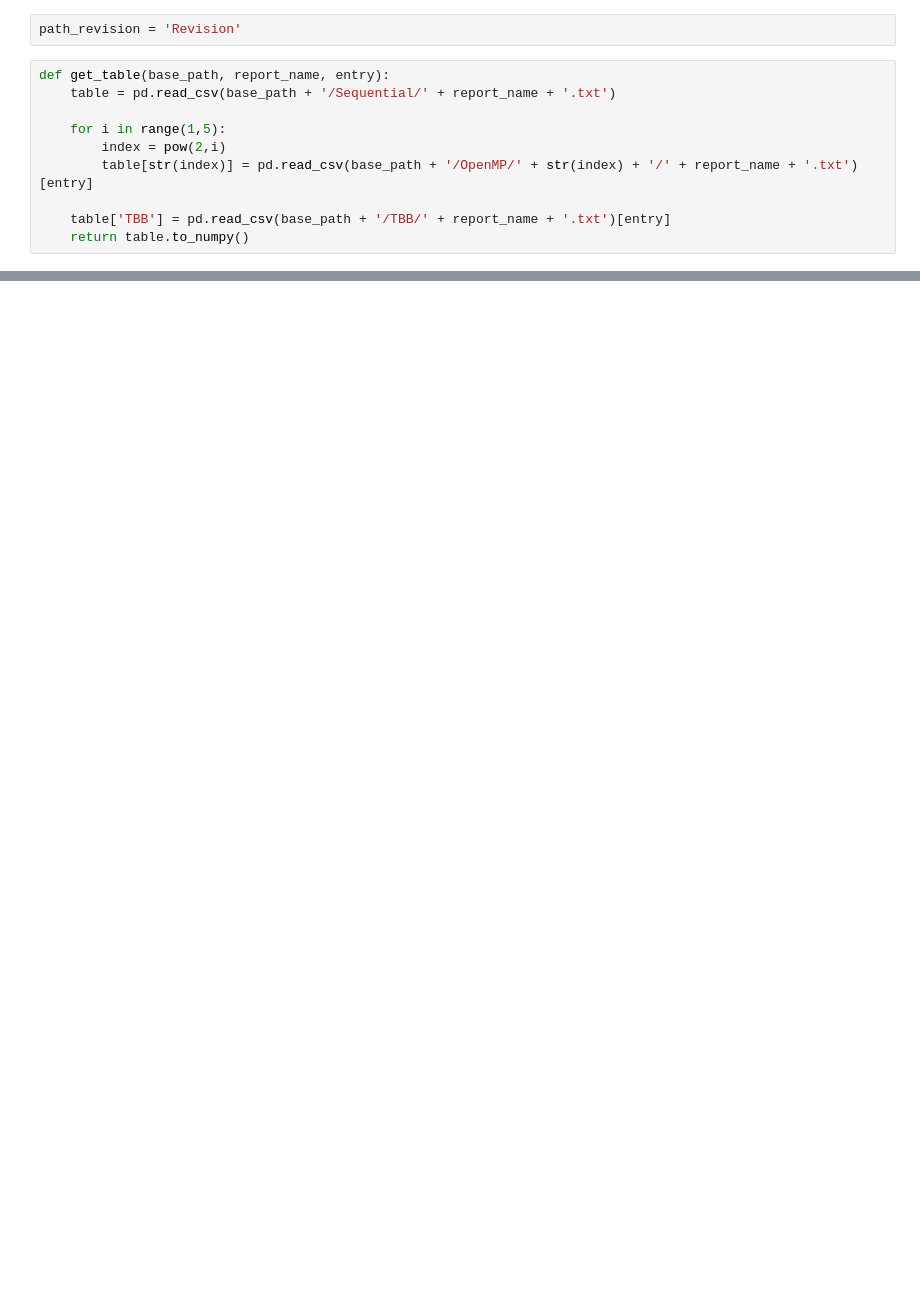
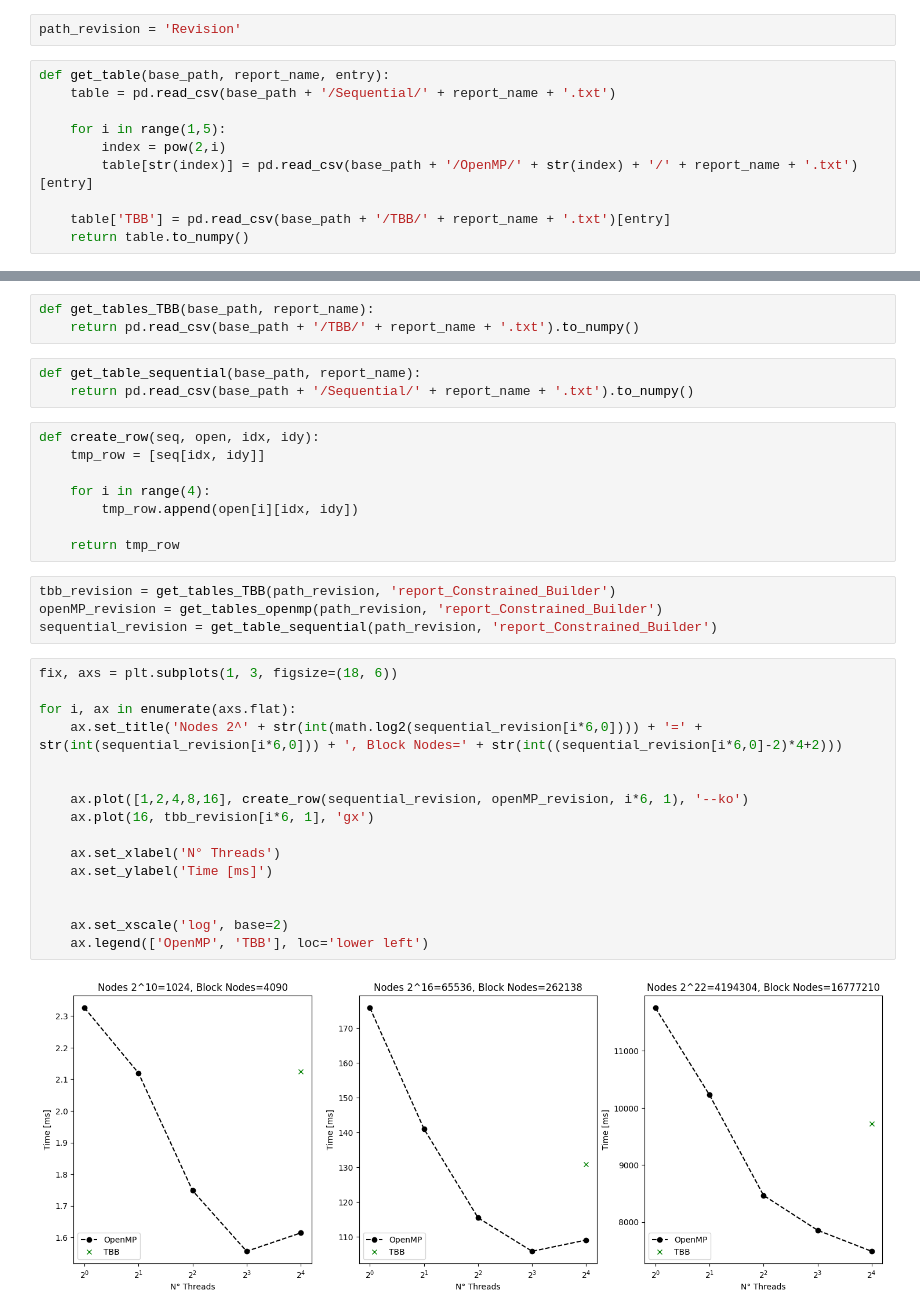
Before and after one commit to faccus/network_butcher, a Jupyter notebook: scripts/helper_notebooks/Constrained_Builder.ipynb, the cells around one changed output, grey strips where cells are left out. Saved outputs shown, nothing was run; the diff lists cells and outputs as text; blank space fills up the shorter version.

```diff
--- a/scripts/helper_notebooks/Constrained_Builder.ipynb
+++ b/scripts/helper_notebooks/Constrained_Builder.ipynb
@@ -55,0 +27,36 @@ for i in range(3):
+# %%
+def get_tables_TBB(base_path, report_name):
+    return pd.read_csv(base_path + '/TBB/' + report_name + '.txt').to_numpy()
+# %%
+def get_table_sequential(base_path, report_name):
+    return pd.read_csv(base_path + '/Sequential/' + report_name + '.txt').to_numpy()
+# %%
+def create_row(seq, open, idx, idy):
+    tmp_row = [seq[idx, idy]]
+
+    for i in range(4):
+        tmp_row.append(open[i][idx, idy])
+
+    return tmp_row
+# %%
+tbb_revision = get_tables_TBB(path_revision, 'report_Constrained_Builder')
+openMP_revision = get_tables_openmp(path_revision, 'report_Constrained_Builder')
+sequential_revision = get_table_sequential(path_revision, 'report_Constrained_Builder')
+# %%
+fix, axs = plt.subplots(1, 3, figsize=(18, 6))
+
+for i, ax in enumerate(axs.flat):
+    ax.set_title('Nodes 2^' + str(int(math.log2(sequential_revision[i*6,0]))) + '=' + str(int(sequential_revision[i*6,0])) + ', Block Nodes=' + str(int((sequential_revision[i*6,0]-2)*4+2)))
+
+
+    ax.plot([1,2,4,8,16], create_row(sequential_revision, openMP_revision, i*6, 1), '--ko')
+    ax.plot(16, tbb_revision[i*6, 1], 'gx')
+
+    ax.set_xlabel('N° Threads')
+    ax.set_ylabel('Time [ms]')
+
+
+    ax.set_xscale('log', base=2)
+    ax.legend(['OpenMP', 'TBB'], loc='lower left')
+# %% [output]
+[figure, added]
```
Also changed, not shown: parts of 5 cells of this notebook, 3 other files.
